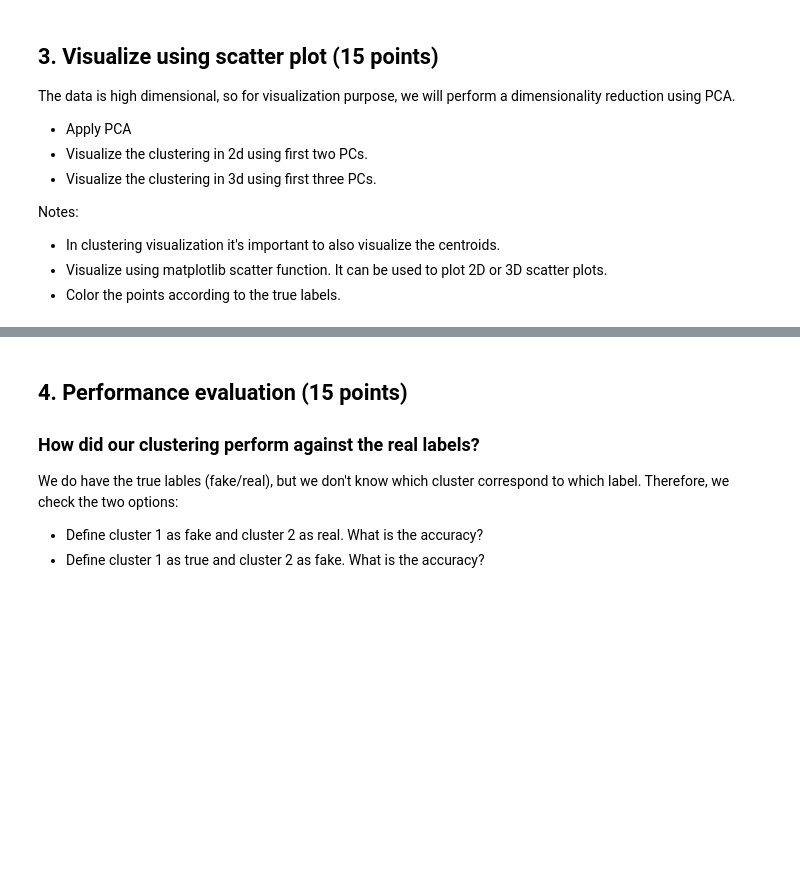
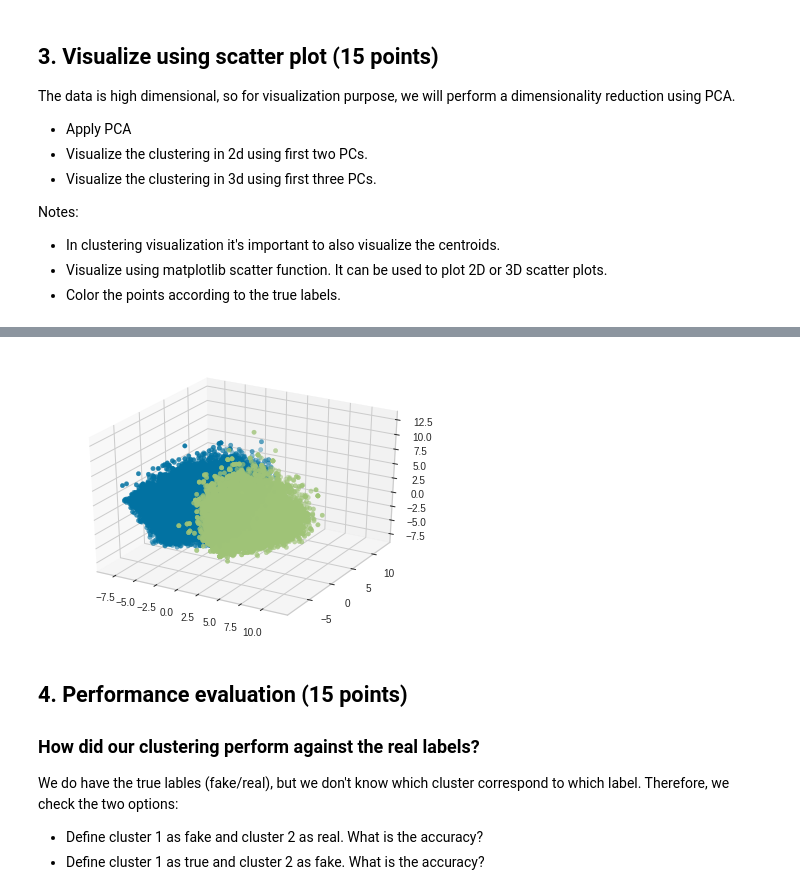
Before and after one commit to orenfix10/ML-project1, a Jupyter notebook: Main.ipynb, the cells around one changed output, grey strips where cells are left out. Drawn from its saved outputs; the diff is of its cells as text; code cells hidden in the pictures; blank space fills up the shorter version.

```diff
--- a/Main.ipynb
+++ b/Main.ipynb
@@ -240,3 +239,9 @@ plot_3d(zero,ones)
+# %%
+x_pc,y_pc,z_pc,centers_3d,pca_3d =make_pca_3d(centers,x_scaled,y)
+# %%
+plot_3d(x_pc,y_pc,z_pc,y,centers_3d)
+# %% [output]
+[figure, added]
 # %% [markdown]
 ## 4. Performance evaluation (15 points)
 ### How did our clustering perform against the real labels?
```
Also changed, not shown: parts of 50 cells of this notebook.
